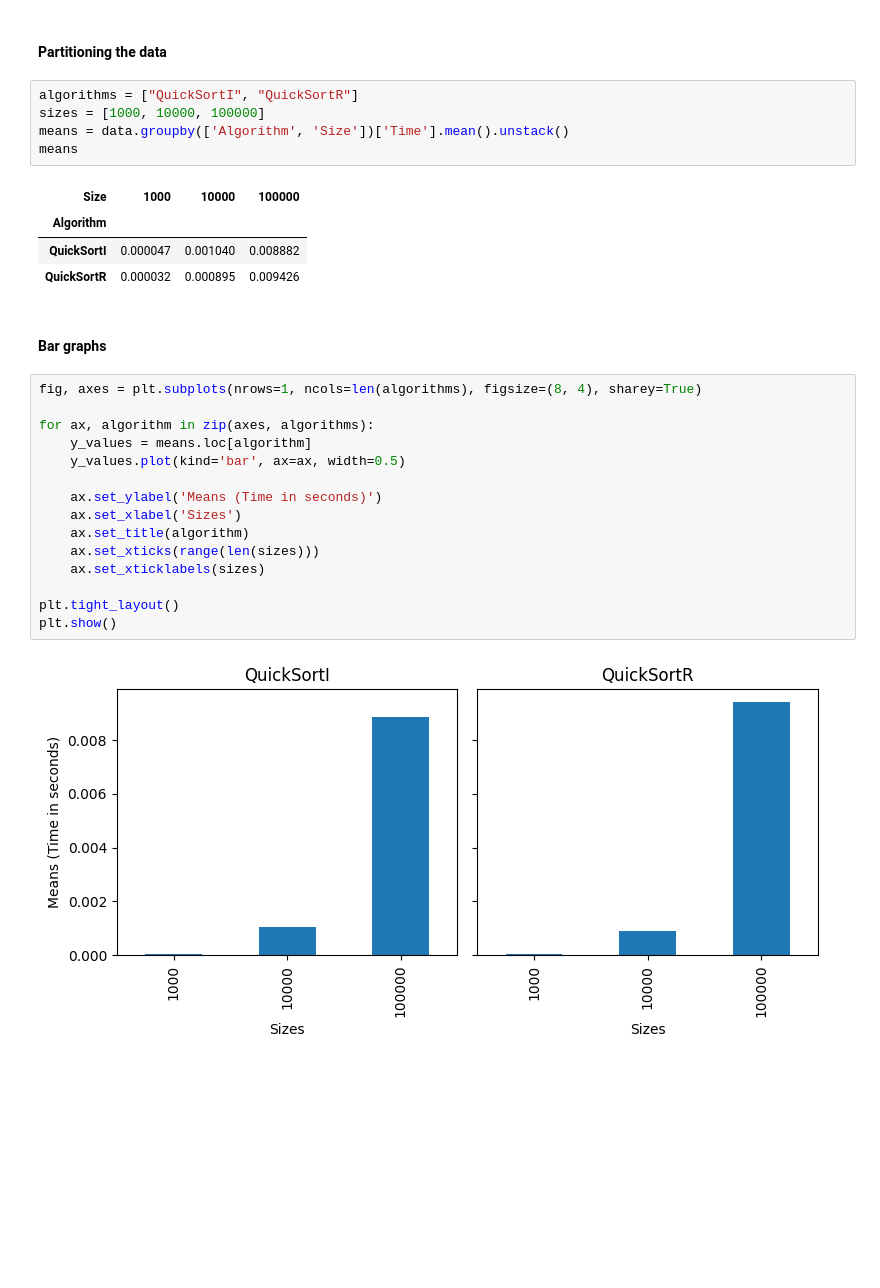
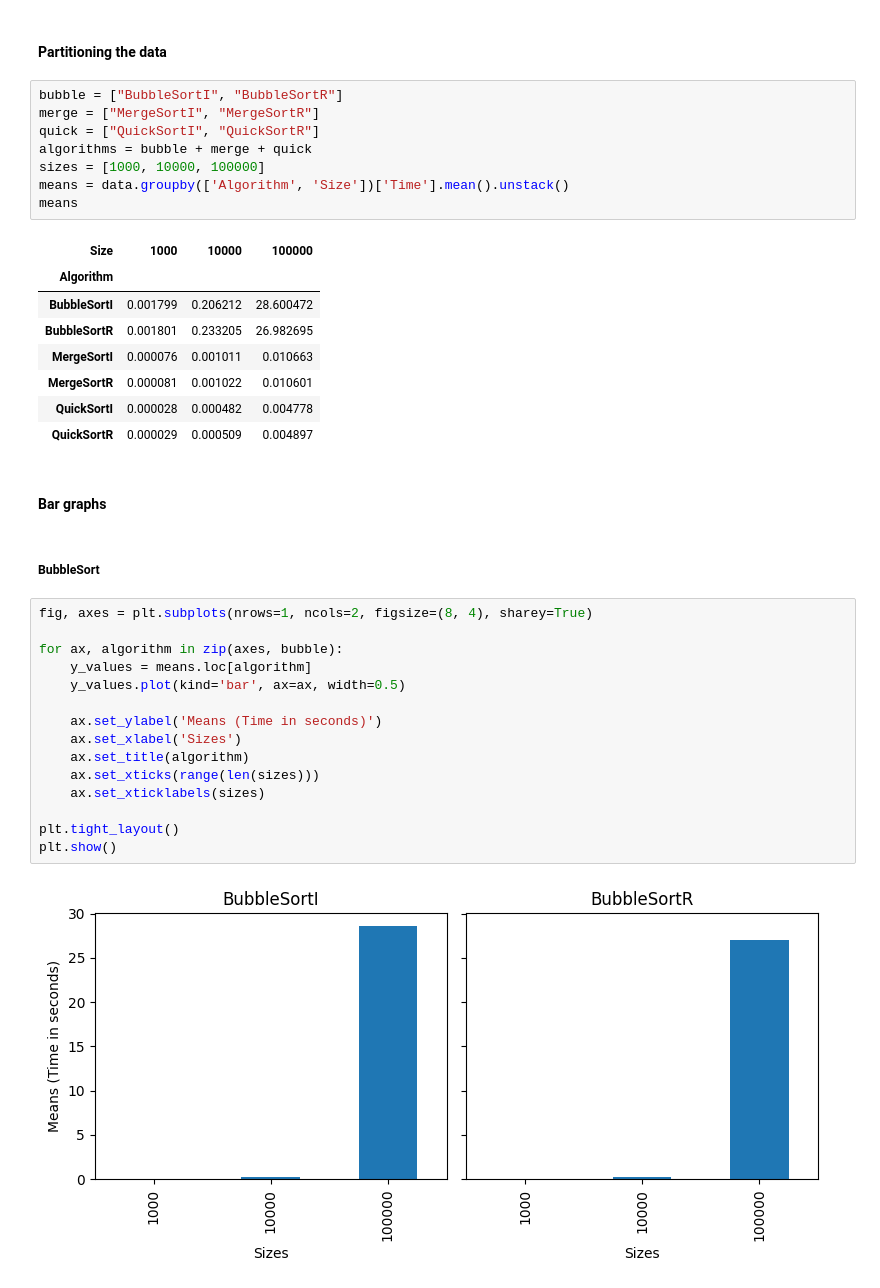
Before and after one commit to romuloAMR/BDS2-FirstActivity-DataAnalysis, a Jupyter notebook: script.ipynb, the cells around one changed output. Cells and saved outputs as stored; diff of their text form; blank space fills up the shorter version.

Commit message:
Bar graphs

```diff
--- a/script.ipynb
+++ b/script.ipynb
@@ -31,31 +31,40 @@ memory usage: 4.3+ KB
 # %% [markdown]
 #### Partitioning the data
 # %%
-algorithms = ["QuickSortI", "QuickSortR"]
+bubble = ["BubbleSortI", "BubbleSortR"]
+merge = ["MergeSortI", "MergeSortR"]
+quick = ["QuickSortI", "QuickSortR"]
+algorithms = bubble + merge + quick
 sizes = [1000, 10000, 100000]
 means = data.groupby(['Algorithm', 'Size'])['Time'].mean().unstack()
 means
 # %% [output]
 | Size | 1000 | 10000 | 100000 |
 | Algorithm |  |  |  |
-| QuickSortI | 0.000047 | 0.001040 | 0.008882 |
-| QuickSortR | 0.000032 | 0.000895 | 0.009426 |
+| BubbleSortI | 0.001799 | 0.206212 | 28.600472 |
+| BubbleSortR | 0.001801 | 0.233205 | 26.982695 |
+| MergeSortI | 0.000076 | 0.001011 | 0.010663 |
+| MergeSortR | 0.000081 | 0.001022 | 0.010601 |
+| QuickSortI | 0.000028 | 0.000482 | 0.004778 |
+| QuickSortR | 0.000029 | 0.000509 | 0.004897 |
 # %% [markdown]
 #### Bar graphs
+# %% [markdown]
+##### BubbleSort
 # %%
-fig, axes = plt.subplots(nrows=1, ncols=len(algorithms), figsize=(8, 4), sharey=True)
+fig, axes = plt.subplots(nrows=1, ncols=2, figsize=(8, 4), sharey=True)
 
-for ax, algorithm in zip(axes, algorithms):
+for ax, algorithm in zip(axes, bubble):
     y_values = means.loc[algorithm]
     y_values.plot(kind='bar', ax=ax, width=0.5)
 
     ax.set_ylabel('Means (Time in seconds)')
     ax.set_xlabel('Sizes')
     ax.set_title(algorithm)
     ax.set_xticks(range(len(sizes)))
     ax.set_xticklabels(sizes)
 
 plt.tight_layout()
 plt.show()
 # %% [output]
-[figure, old version]
+[figure, new version]
```
Also changed, not shown: parts of 7 cells of this notebook.
